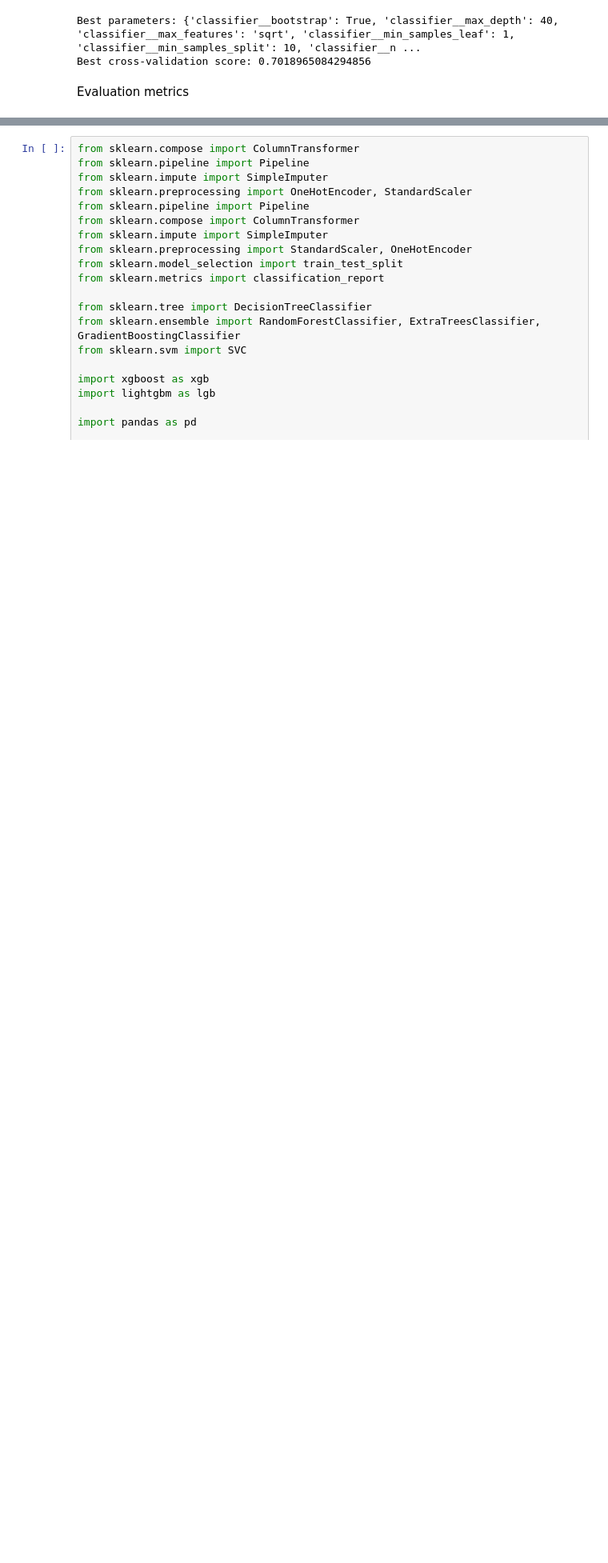
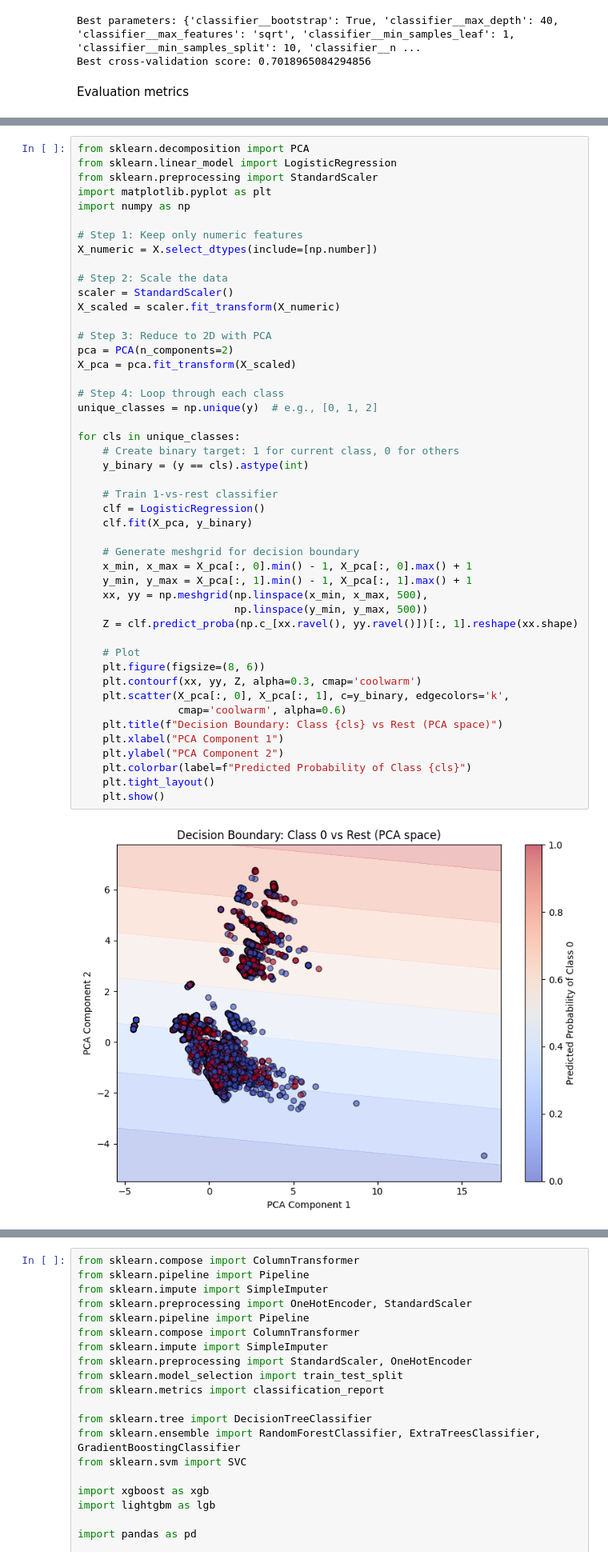
Before and after one commit to shakeeluetp1041/DataDrip, a Jupyter notebook: notebooks/data_pipeline-cleaner.ipynb, the cells around one changed output, grey strips where cells are left out. Shown at 80% size. Saved outputs shown, nothing was run; the diff lists cells and outputs as text; blank space fills up the shorter version.

```diff
--- a/notebooks/data_pipeline-cleaner.ipynb
+++ b/notebooks/data_pipeline-cleaner.ipynb
@@ -609,0 +633,49 @@ Name: proportion, dtype: float64
+# %%
+from sklearn.decomposition import PCA
+from sklearn.linear_model import LogisticRegression
+from sklearn.preprocessing import StandardScaler
+import matplotlib.pyplot as plt
+import numpy as np
+
+# Step 1: Keep only numeric features
+X_numeric = X.select_dtypes(include=[np.number])
+
+# Step 2: Scale the data
+scaler = StandardScaler()
+X_scaled = scaler.fit_transform(X_numeric)
+
+# Step 3: Reduce to 2D with PCA
+pca = PCA(n_components=2)
+X_pca = pca.fit_transform(X_scaled)
+
+# Step 4: Loop through each class
+unique_classes = np.unique(y)  # e.g., [0, 1, 2]
+
+for cls in unique_classes:
+    # Create binary target: 1 for current class, 0 for others
+    y_binary = (y == cls).astype(int)
+
+    # Train 1-vs-rest classifier
+    clf = LogisticRegression()
+    clf.fit(X_pca, y_binary)
+
+    # Generate meshgrid for decision boundary
+    x_min, x_max = X_pca[:, 0].min() - 1, X_pca[:, 0].max() + 1
+    y_min, y_max = X_pca[:, 1].min() - 1, X_pca[:, 1].max() + 1
+    xx, yy = np.meshgrid(np.linspace(x_min, x_max, 500),
+                         np.linspace(y_min, y_max, 500))
+    Z = clf.predict_proba(np.c_[xx.ravel(), yy.ravel()])[:, 1].reshape(xx.shape)
+
+    # Plot
+    plt.figure(figsize=(8, 6))
+    plt.contourf(xx, yy, Z, alpha=0.3, cmap='coolwarm')
+    plt.scatter(X_pca[:, 0], X_pca[:, 1], c=y_binary, edgecolors='k',
+                cmap='coolwarm', alpha=0.6)
+    plt.title(f"Decision Boundary: Class {cls} vs Rest (PCA space)")
+    plt.xlabel("PCA Component 1")
+    plt.ylabel("PCA Component 2")
+    plt.colorbar(label=f"Predicted Probability of Class {cls}")
+    plt.tight_layout()
+    plt.show()
+# %% [output]
+[figure, added]
```
Also changed, not shown: parts of 15 cells of this notebook, 1 other file.
